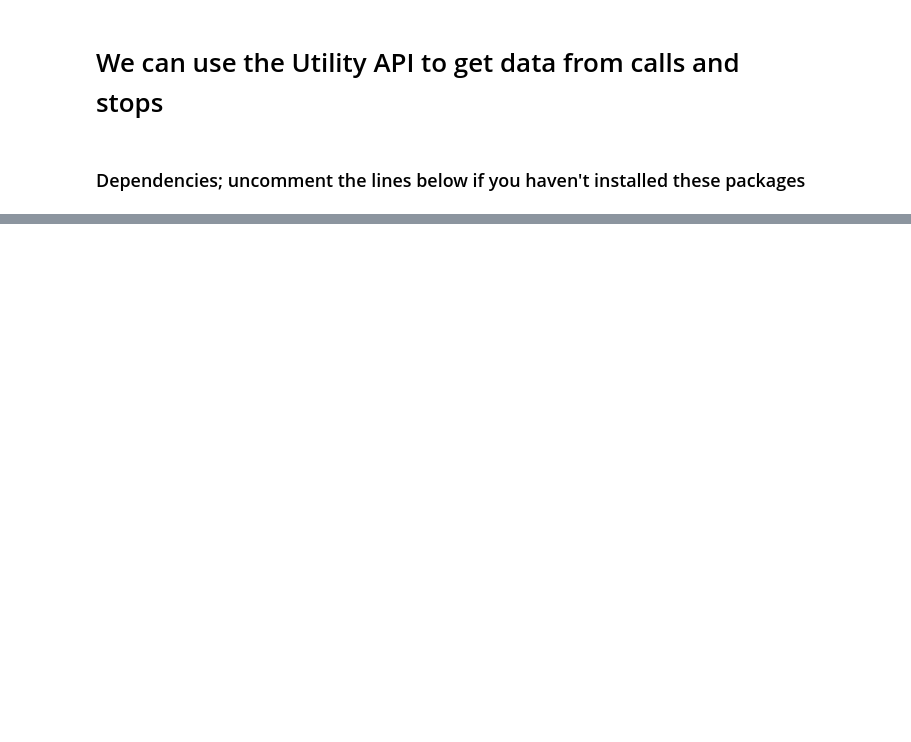
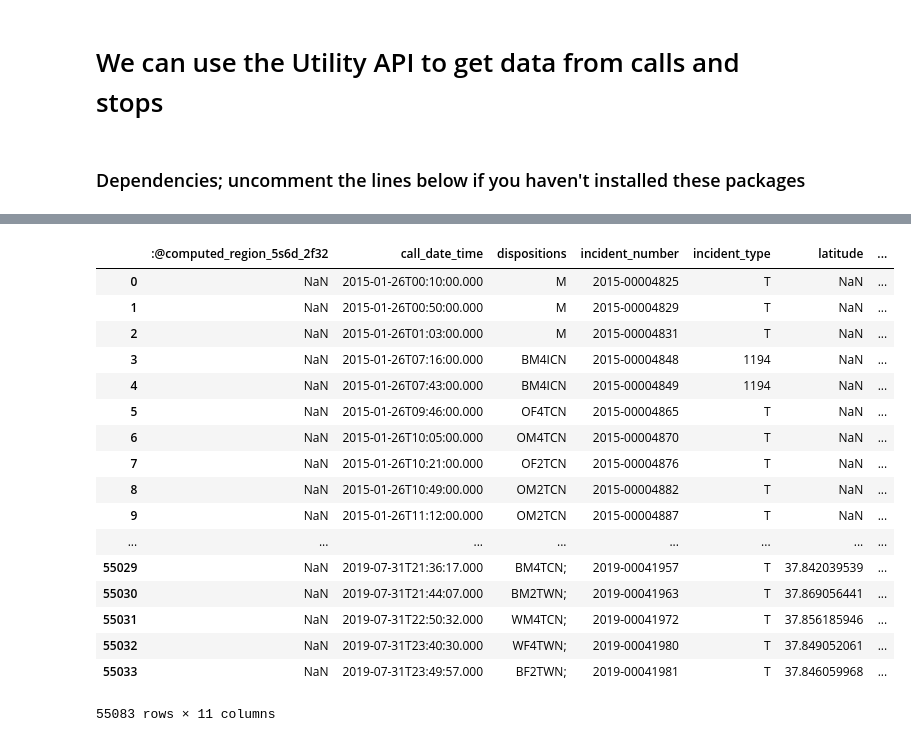
Before and after one commit to ritvik-iyer/Cal-Crime, a Jupyter notebook: Utils Demo.ipynb, the cells around one changed output, grey strips where cells are left out. Cells and saved outputs as stored; diff of their text form; code cells hidden in the pictures; blank space fills up the shorter version.

```diff
--- a/Utils Demo.ipynb
+++ b/Utils Demo.ipynb
@@ -18,0 +38,21 @@ ConnectionError: HTTPSConnectionPool(host='data.cityofberkeley.info', port=443):
+# %%
+stops.sort_values('call_date_time')
+# %% [output]
+|  | :@computed_region_5s6d_2f32 | call_date_time | dispositions | incident_number | incident_type | latitude | ... |
+| 0 | NaN | 2015-01-26T00:10:00.000 | M | 2015-00004825 | T | NaN | ... |
+| 1 | NaN | 2015-01-26T00:50:00.000 | M | 2015-00004829 | T | NaN | ... |
+| 2 | NaN | 2015-01-26T01:03:00.000 | M | 2015-00004831 | T | NaN | ... |
+| 3 | NaN | 2015-01-26T07:16:00.000 | BM4ICN | 2015-00004848 | 1194 | NaN | ... |
+| 4 | NaN | 2015-01-26T07:43:00.000 | BM4ICN | 2015-00004849 | 1194 | NaN | ... |
+| 5 | NaN | 2015-01-26T09:46:00.000 | OF4TCN | 2015-00004865 | T | NaN | ... |
+| 6 | NaN | 2015-01-26T10:05:00.000 | OM4TCN | 2015-00004870 | T | NaN | ... |
+| 7 | NaN | 2015-01-26T10:21:00.000 | OF2TCN | 2015-00004876 | T | NaN | ... |
+| 8 | NaN | 2015-01-26T10:49:00.000 | OM2TCN | 2015-00004882 | T | NaN | ... |
+| 9 | NaN | 2015-01-26T11:12:00.000 | OM2TCN | 2015-00004887 | T | NaN | ... |
+| ... | ... | ... | ... | ... | ... | ... | ... |
+| 55029 | NaN | 2019-07-31T21:36:17.000 | BM4TCN; | 2019-00041957 | T | 37.842039539 | ... |
+| 55030 | NaN | 2019-07-31T21:44:07.000 | BM2TWN; | 2019-00041963 | T | 37.869056441 | ... |
+| 55031 | NaN | 2019-07-31T22:50:32.000 | WM4TCN; | 2019-00041972 | T | 37.856185946 | ... |
+| 55032 | NaN | 2019-07-31T23:40:30.000 | WF4TWN; | 2019-00041980 | T | 37.849052061 | ... |
+| 55033 | NaN | 2019-07-31T23:49:57.000 | BF2TWN; | 2019-00041981 | T | 37.846059968 | ... |
+55083 rows × 11 columns
```
Also changed, not shown: parts of 6 cells of this notebook.
